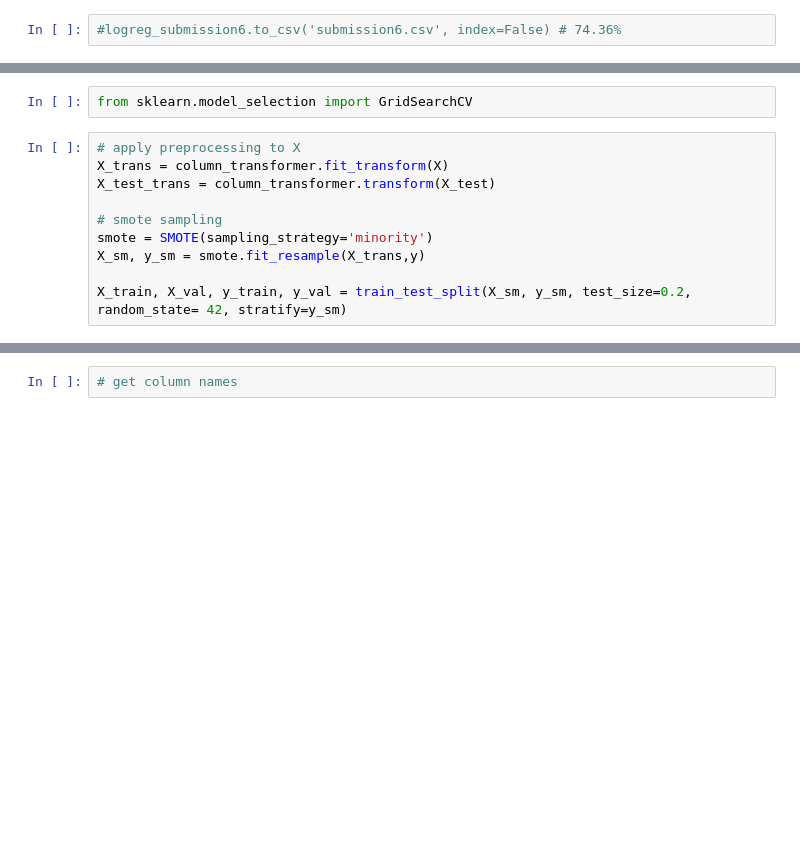
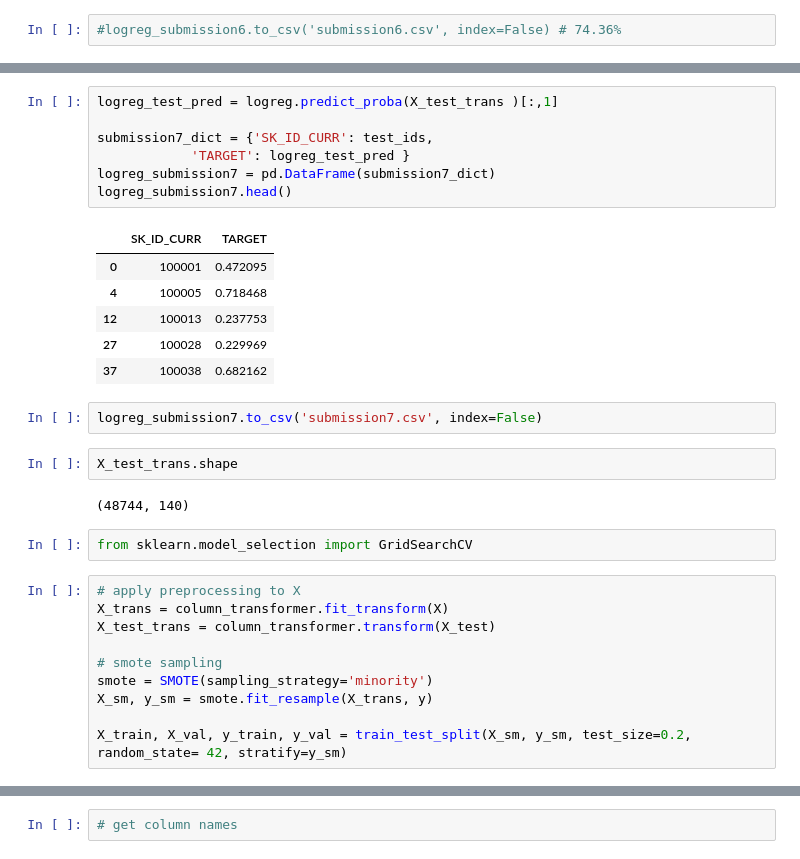
Before and after one commit to DSEI21000-S21/project-home-credit, a Jupyter notebook: experiments/eyob/model_2.ipynb, the cells around one changed output, grey strips where cells are left out. Cells and saved outputs as stored; diff of their text form; blank space fills up the shorter version.

```diff
--- a/experiments/eyob/model_2.ipynb
+++ b/experiments/eyob/model_2.ipynb
@@ -376,3 +414,23 @@ logreg_submission6.head()
+# %%
+logreg_test_pred = logreg.predict_proba(X_test_trans )[:,1]
+
+submission7_dict = {'SK_ID_CURR': test_ids,
+            'TARGET': logreg_test_pred }
+logreg_submission7 = pd.DataFrame(submission7_dict)
+logreg_submission7.head()
+# %% [output]
+|  | SK_ID_CURR | TARGET |
+| 0 | 100001 | 0.472095 |
+| 4 | 100005 | 0.718468 |
+| 12 | 100013 | 0.237753 |
+| 27 | 100028 | 0.229969 |
+| 37 | 100038 | 0.682162 |
+# %%
+logreg_submission7.to_csv('submission7.csv', index=False)
+# %%
+X_test_trans.shape
+# %% [output]
+(48744, 140)
 # %%
 from sklearn.model_selection import GridSearchCV
 # %%
@@ -382,6 +440,6 @@ X_test_trans = column_transformer.transform(X_test)
 
 # smote sampling
 smote = SMOTE(sampling_strategy='minority')
-X_sm, y_sm = smote.fit_resample(X_trans,y)
+X_sm, y_sm = smote.fit_resample(X_trans, y)
 
 X_train, X_val, y_train, y_val = train_test_split(X_sm, y_sm, test_size=0.2, random_state= 42, stratify=y_sm)
```
Also changed, not shown: parts of 7 cells of this notebook, 3 other files.
